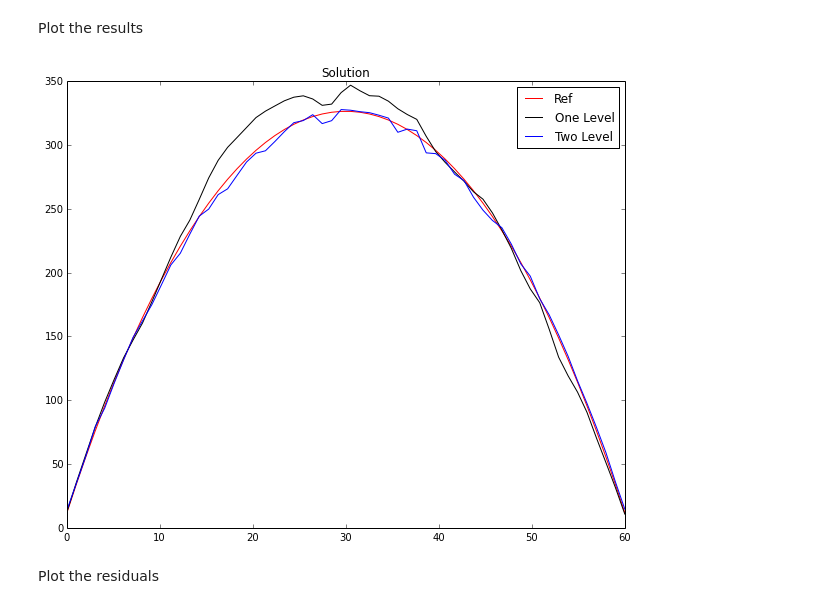
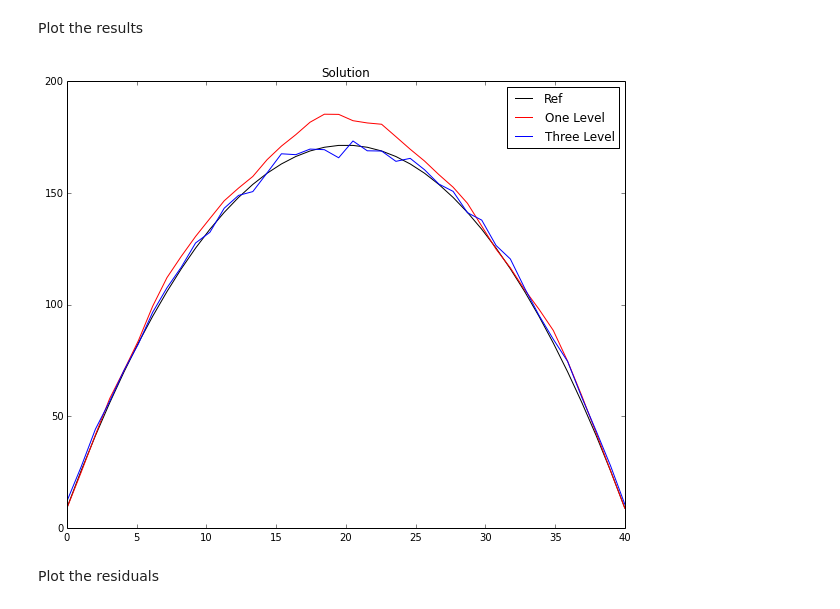
Before and after one commit to ORNL-CEES/MCREX, a Jupyter notebook: notebooks/stuart/three_level_mc.ipynb, the cells around one changed output. Cells and saved outputs as stored; diff of their text form; code cells hidden in the pictures.

```diff
--- a/notebooks/stuart/three_level_mc.ipynb
+++ b/notebooks/stuart/three_level_mc.ipynb
@@ -33,7 +33,7 @@ The key behind constructing the multilevel estimate is that separate sets of ran
 # %%
 import numpy
 
-grid_0_size = 60
+grid_0_size = 40
 h_0 = 1.0
 
 grid_1_size = grid_0_size / 2
@@ -117,7 +117,7 @@ Set the weight cutoff and number of histories to compute on each grid.
 w_c = 1.0e-2
 np = 1000
 
-np_ml = 5000
+np_ml = 4000
 np_0 = int(np_ml*2**(-6.0/2.0))
 np_1 = int(np_ml*2**(-3.0/2.0))
 np_2 = int(np_ml)
@@ -232,18 +230,18 @@ Plot the results
 # %%
 %matplotlib inline
 import matplotlib.pyplot as plt
 from pylab import *
 
 plot_grid = numpy.linspace(0,grid_0_size,grid_0_size)
 figure(figsize=(10,8), dpi=100)
-plot(plot_grid,ref_0,'r',label="Ref")
-plot(plot_grid,x,'k',label="One Level")
-plot(plot_grid,x_ml,'b',label="Two Level")
+plot(plot_grid,ref_0,'k',label="Ref")
+plot(plot_grid,x,'r',label="One Level")
+plot(plot_grid,x_ml,'b',label="Three Level")
 title("Solution")
 legend()
 show()
 # %% [output]
-[figure, old version]
+[figure, new version]
 # %% [markdown]
 Plot the residuals
 # %%
```
Also changed, not shown: parts of 8 cells of this notebook, 5 other files.
